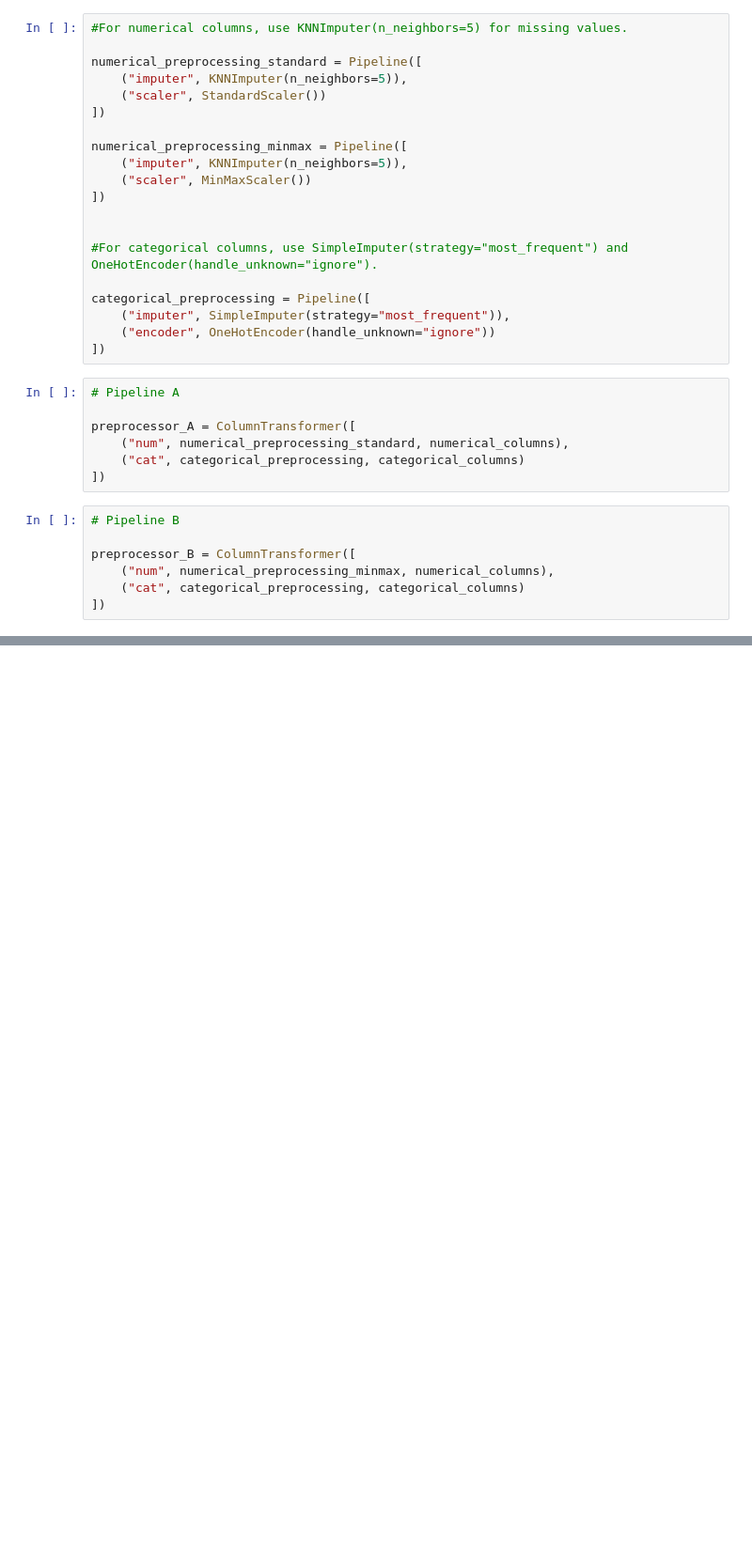
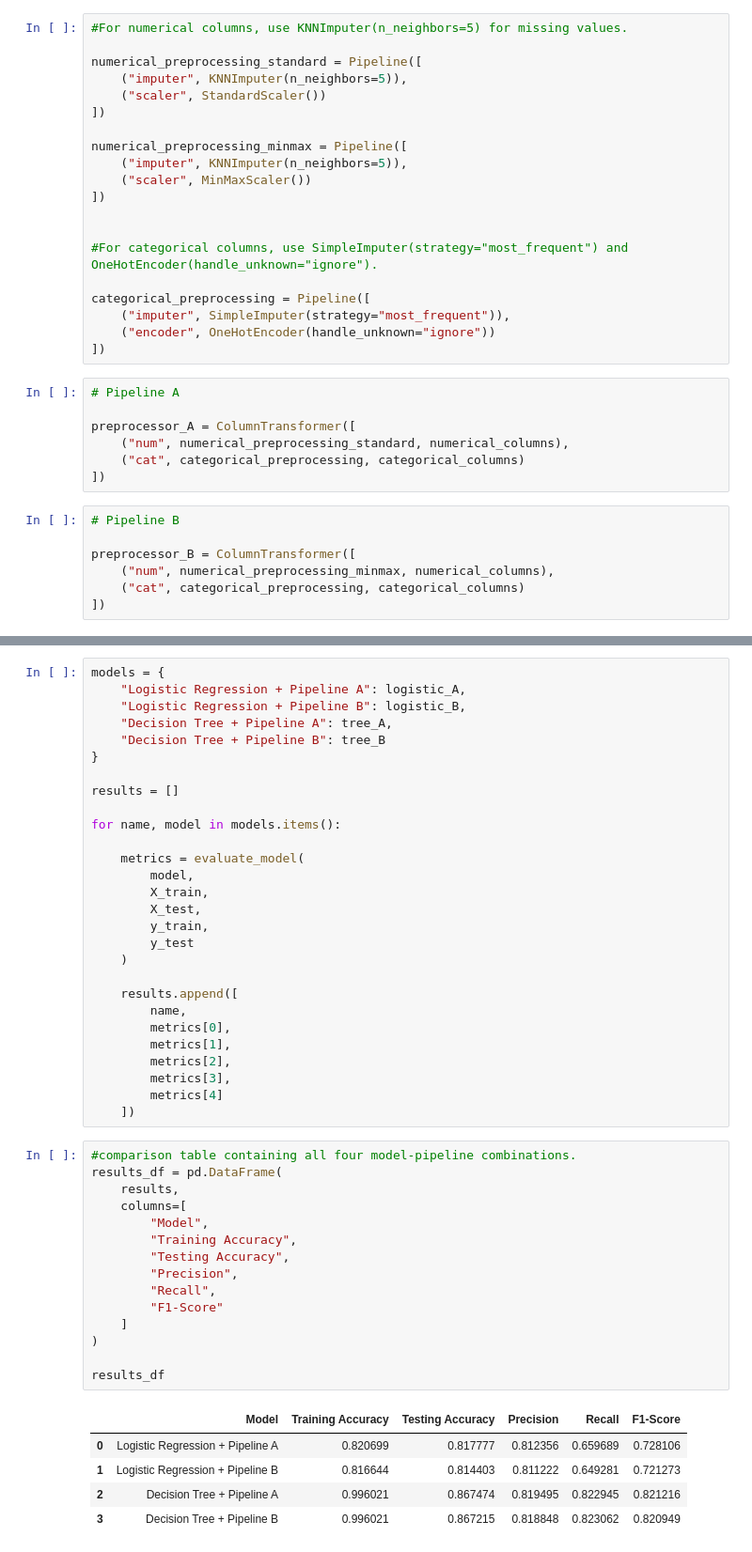
Before and after one commit to aaryaa30/202618036_AryaSuthar_DS605, a Jupyter notebook: 202618036_LAB03_DS605/202618036_LAB03_DS605.ipynb, the cells around one changed output, grey strips where cells are left out. Shown at 94% size. Saved outputs shown, nothing was run; the diff lists cells and outputs as text; blank space fills up the shorter version.

```diff
--- a/202618036_LAB03_DS605/202618036_LAB03_DS605.ipynb
+++ b/202618036_LAB03_DS605/202618036_LAB03_DS605.ipynb
@@ -396,0 +474,49 @@ preprocessor_B = ColumnTransformer([
+# %%
+models = {
+    "Logistic Regression + Pipeline A": logistic_A,
+    "Logistic Regression + Pipeline B": logistic_B,
+    "Decision Tree + Pipeline A": tree_A,
+    "Decision Tree + Pipeline B": tree_B
+}
+
+results = []
+
+for name, model in models.items():
+
+    metrics = evaluate_model(
+        model,
+        X_train,
+        X_test,
+        y_train,
+        y_test
+    )
+
+    results.append([
+        name,
+        metrics[0],
+        metrics[1],
+        metrics[2],
+        metrics[3],
+        metrics[4]
+    ])
+# %%
+#comparison table containing all four model-pipeline combinations.
+results_df = pd.DataFrame(
+    results,
+    columns=[
+        "Model",
+        "Training Accuracy",
+        "Testing Accuracy",
+        "Precision",
+        "Recall",
+        "F1-Score"
+    ]
+)
+
+results_df
+# %% [output]
+|  | Model | Training Accuracy | Testing Accuracy | Precision | Recall | F1-Score |
+| 0 | Logistic Regression + Pipeline A | 0.820699 | 0.817777 | 0.812356 | 0.659689 | 0.728106 |
+| 1 | Logistic Regression + Pipeline B | 0.816644 | 0.814403 | 0.811222 | 0.649281 | 0.721273 |
+| 2 | Decision Tree + Pipeline A | 0.996021 | 0.867474 | 0.819495 | 0.822945 | 0.821216 |
+| 3 | Decision Tree + Pipeline B | 0.996021 | 0.867215 | 0.818848 | 0.823062 | 0.820949 |
```
Also changed, not shown: parts of 27 cells of this notebook, 4 other files.
